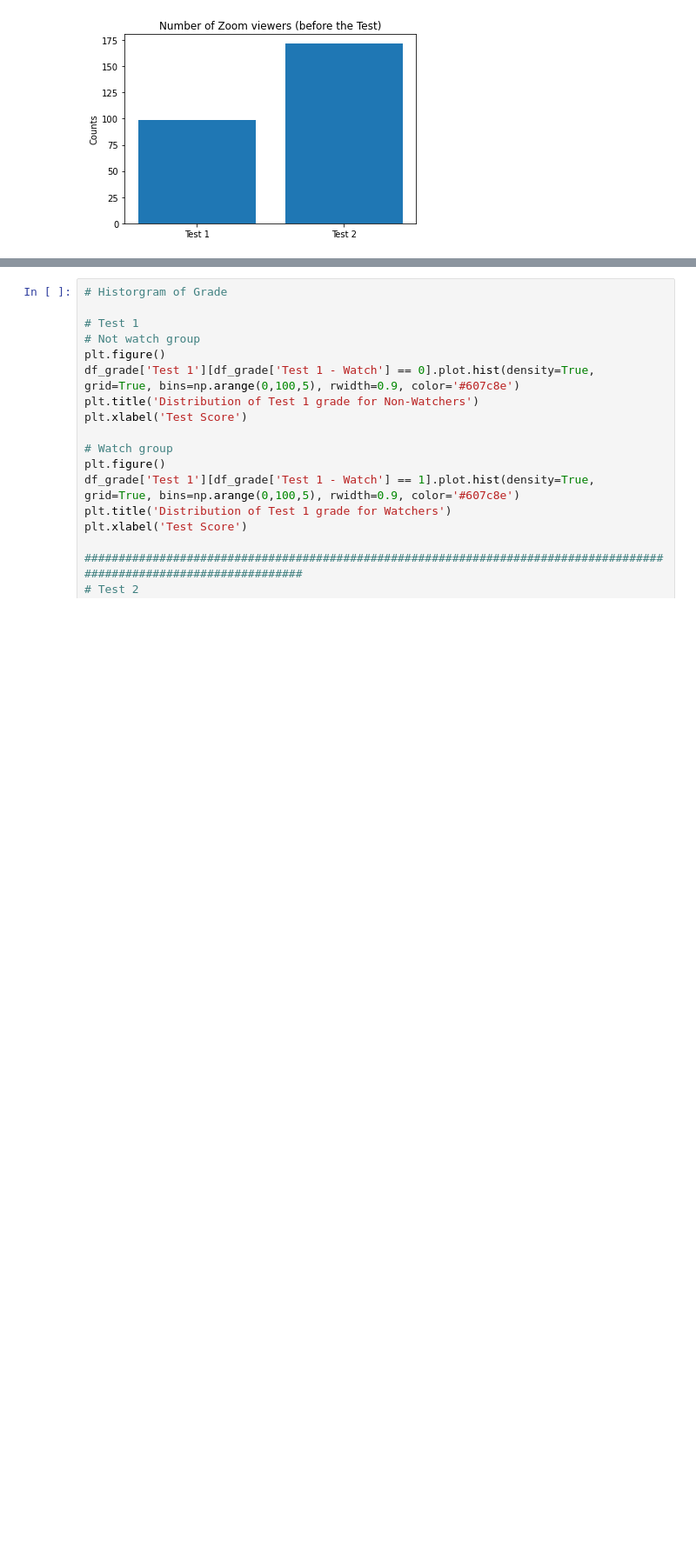
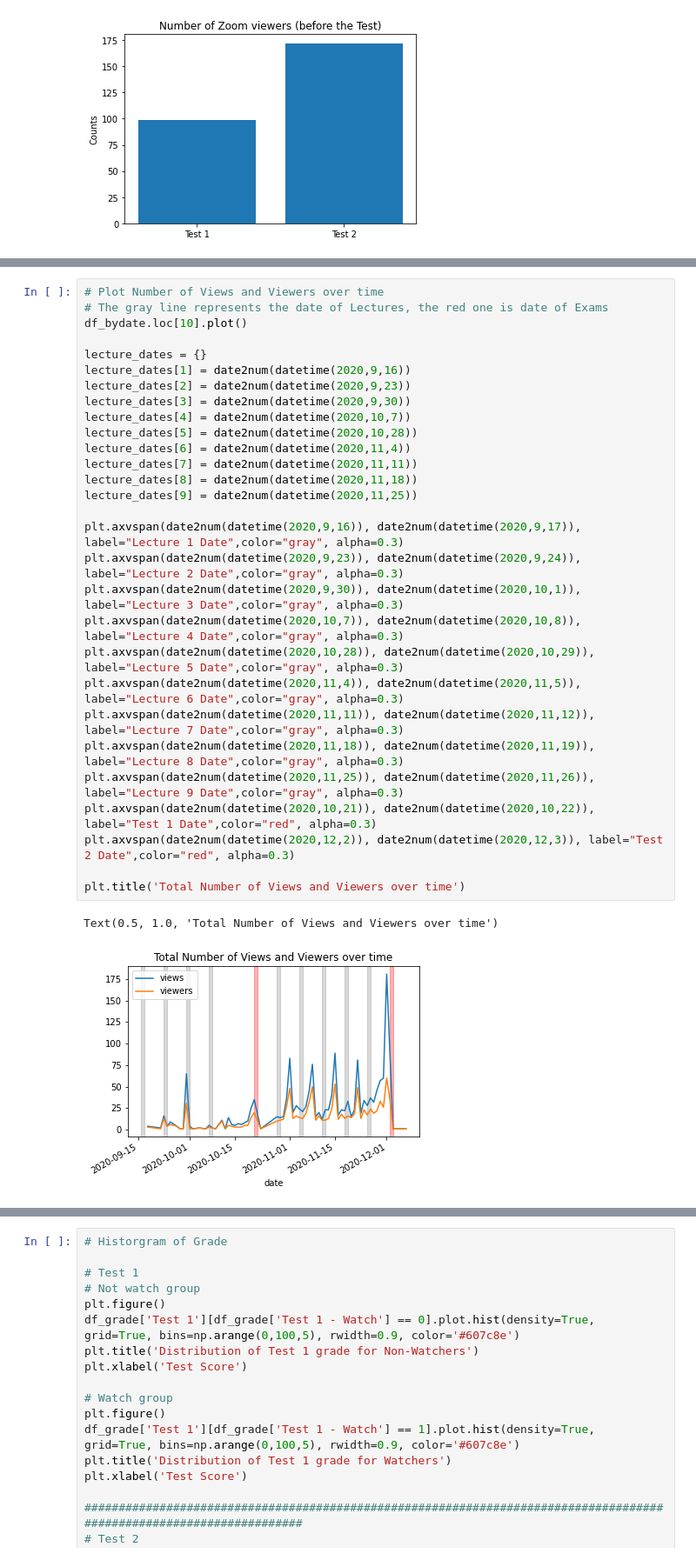
Before and after one commit to dmnguyen-uoft/ECO-202---Research, a Jupyter notebook: data_analysis.ipynb, the cells around one changed output, grey strips where cells are left out. Shown at 87% size. Drawn from its saved outputs; the diff is of its cells as text; blank space fills up the shorter version.

```diff
--- a/data_analysis.ipynb
+++ b/data_analysis.ipynb
@@ -108,0 +137,32 @@ Text(0, 0.5, 'Counts')
+# %%
+# Plot Number of Views and Viewers over time
+# The gray line represents the date of Lectures, the red one is date of Exams
+df_bydate.loc[10].plot()
+
+lecture_dates = {}
+lecture_dates[1] = date2num(datetime(2020,9,16))
+lecture_dates[2] = date2num(datetime(2020,9,23))
+lecture_dates[3] = date2num(datetime(2020,9,30))
+lecture_dates[4] = date2num(datetime(2020,10,7))
+lecture_dates[5] = date2num(datetime(2020,10,28))
+lecture_dates[6] = date2num(datetime(2020,11,4))
+lecture_dates[7] = date2num(datetime(2020,11,11))
+lecture_dates[8] = date2num(datetime(2020,11,18))
+lecture_dates[9] = date2num(datetime(2020,11,25))
+
+plt.axvspan(date2num(datetime(2020,9,16)), date2num(datetime(2020,9,17)), label="Lecture 1 Date",color="gray", alpha=0.3)
+plt.axvspan(date2num(datetime(2020,9,23)), date2num(datetime(2020,9,24)), label="Lecture 2 Date",color="gray", alpha=0.3)
+plt.axvspan(date2num(datetime(2020,9,30)), date2num(datetime(2020,10,1)), label="Lecture 3 Date",color="gray", alpha=0.3)
+plt.axvspan(date2num(datetime(2020,10,7)), date2num(datetime(2020,10,8)), label="Lecture 4 Date",color="gray", alpha=0.3)
+plt.axvspan(date2num(datetime(2020,10,28)), date2num(datetime(2020,10,29)), label="Lecture 5 Date",color="gray", alpha=0.3)
+plt.axvspan(date2num(datetime(2020,11,4)), date2num(datetime(2020,11,5)), label="Lecture 6 Date",color="gray", alpha=0.3)
+plt.axvspan(date2num(datetime(2020,11,11)), date2num(datetime(2020,11,12)), label="Lecture 7 Date",color="gray", alpha=0.3)
+plt.axvspan(date2num(datetime(2020,11,18)), date2num(datetime(2020,11,19)), label="Lecture 8 Date",color="gray", alpha=0.3)
+plt.axvspan(date2num(datetime(2020,11,25)), date2num(datetime(2020,11,26)), label="Lecture 9 Date",color="gray", alpha=0.3)
+plt.axvspan(date2num(datetime(2020,10,21)), date2num(datetime(2020,10,22)), label="Test 1 Date",color="red", alpha=0.3)
+plt.axvspan(date2num(datetime(2020,12,2)), date2num(datetime(2020,12,3)), label="Test 2 Date",color="red", alpha=0.3)
+
+plt.title('Total Number of Views and Viewers over time')
+# %% [output]
+Text(0.5, 1.0, 'Total Number of Views and Viewers over time')
+[figure, added]
```
Also changed, not shown: parts of 7 cells of this notebook, 9 other files.
